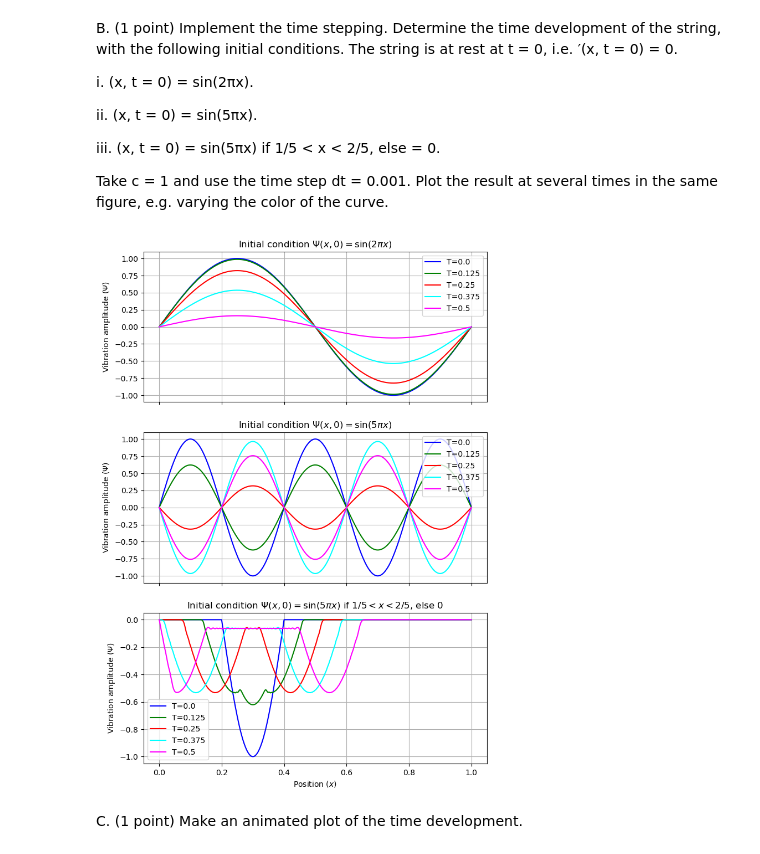
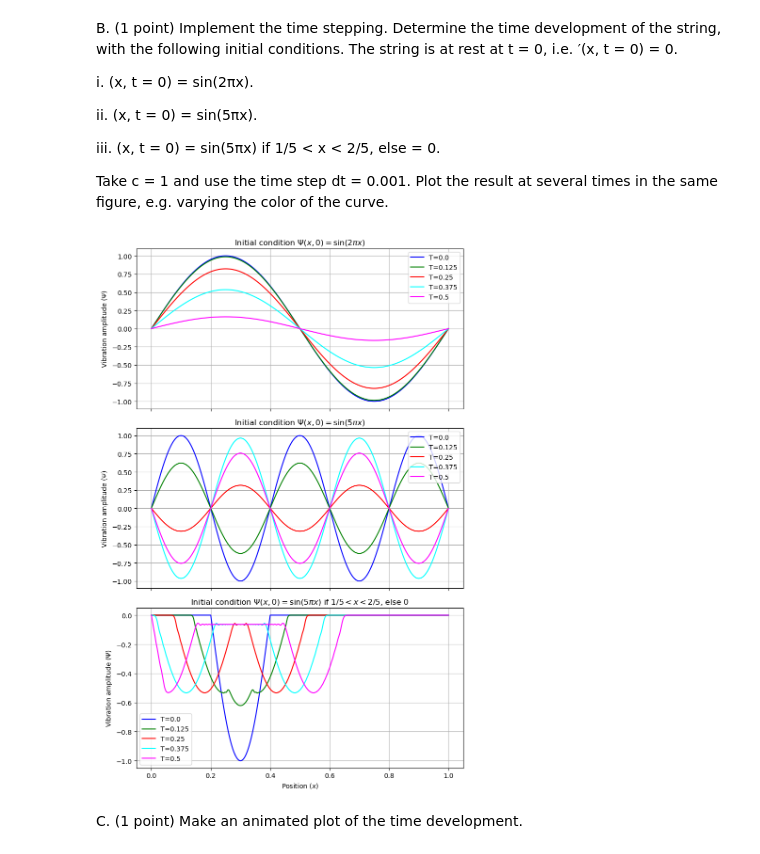
Before and after one commit to jonas4climate/modelling-natural-processes, a Jupyter notebook: Set1_incomplete.ipynb, the cells around one changed output. Cells and saved outputs as stored; diff of their text form; code cells hidden in the pictures.

```diff
--- a/Set1_incomplete.ipynb
+++ b/Set1_incomplete.ipynb
@@ -94,36 +94,36 @@ init_conditions = [
 ]
 
 init_labels = [
     '$\\sin(2\\pi x)$',
     '$\\sin(5\\pi x)$',
     '$\\sin(5\\pi x)$ if $1/5 < x < 2/5$, else $0$'
 ]
 
 psis = []
 for i, (f0, init_label) in enumerate(zip(init_conditions, init_labels)):
     psi = solve_wave_equation(f0, L, c, T, Nx, dt)
     psis.append(psi)
 
 # Plotting
-fig, axs = plt.subplots(3, 1, figsize=(8, 12), sharex=True)
+fig, axs = plt.subplots(3, 1, figsize=(8, 12), sharex=True, layout='tight')
 times = np.linspace(0, T, 5)
 time_labels = [f'T={t}' for t in times]
 colors = ['blue', 'green', 'red', 'cyan', 'magenta']
 x = np.linspace(0, L, Nx+1)
 
 for i, (psi, init_label) in enumerate(zip(psis, init_labels)):
     for j, (time, time_label, color) in enumerate(zip(times, time_labels, colors)):
         axs[i].plot(x, psi[:, int(Nt*time)], label=time_label, color=color)
     axs[i].set_ylabel('Vibration amplitude ($\\Psi$)')
     axs[i].set_title(f'Initial condition $\\Psi(x,0)=${init_label}')
     axs[i].legend()
     axs[i].grid(True)
 
 plt.xlabel('Position ($x$)')
-plt.savefig('media/wave_equation.png')
+plt.savefig('media/wave_equation.png', dpi=300, bbox_inches='tight')
 plt.show()
 # %% [output]
-[figure, old version]
+[figure, new version]
 # %% [markdown]
 C. (1 point) Make an animated plot of the time development.
 # %%
```
Also changed, not shown: parts of 1 cell of this notebook, 4 other files.
